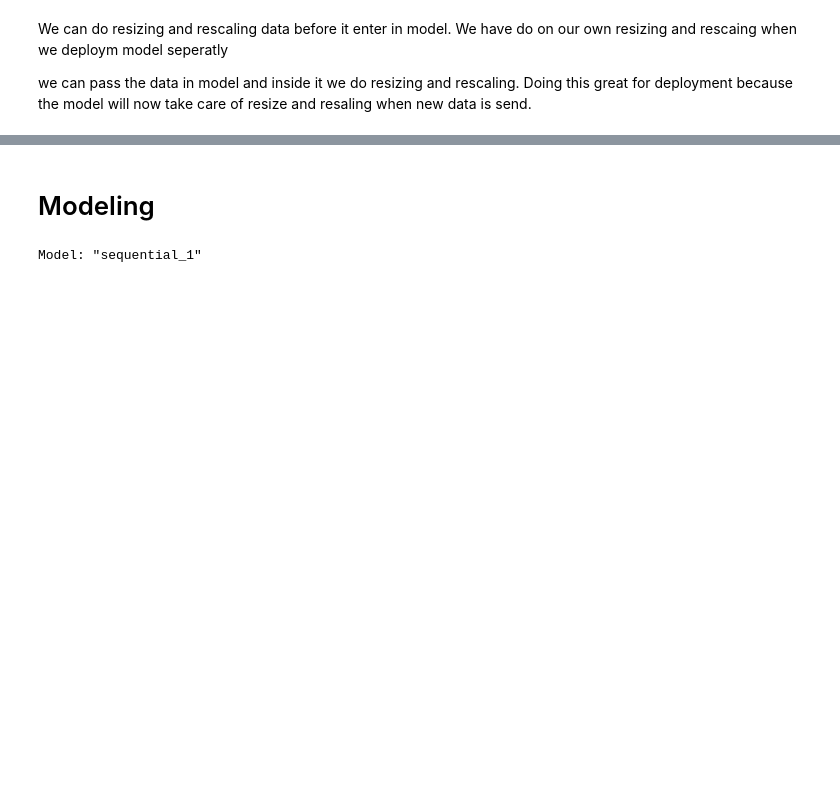
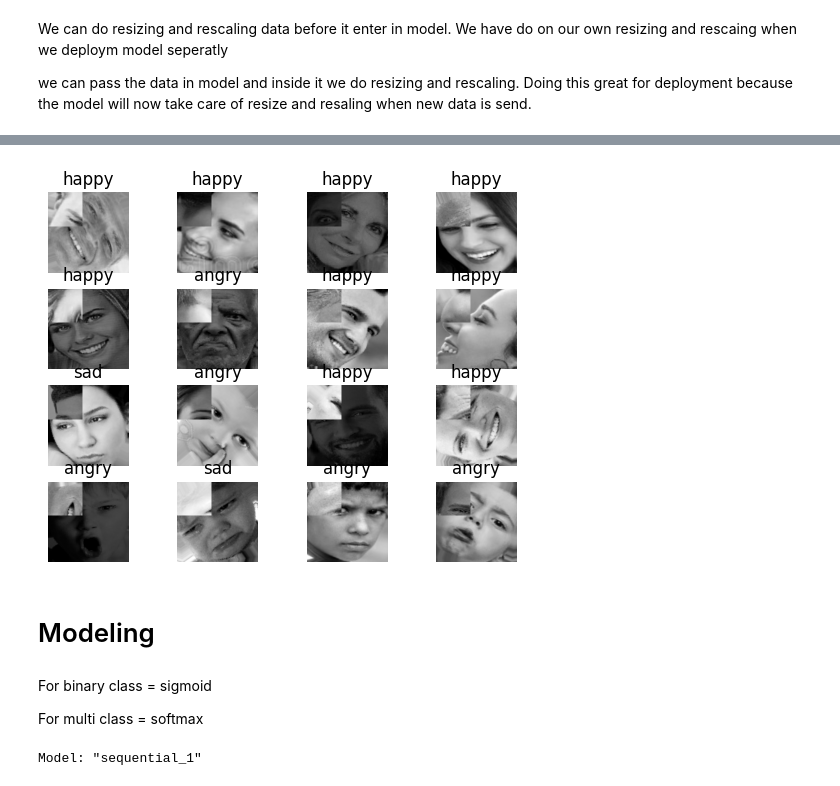
Before and after one commit to Avit-hodibu/computer-vision-with-deep-learning, a Jupyter notebook: Human_Emotions_Detection/Human_Emotions_Detection.ipynb, the cells around one changed output, grey strips where cells are left out. Cells and saved outputs as stored; diff of their text form; code cells hidden in the pictures; blank space fills up the shorter version.

```diff
--- a/Human_Emotions_Detection/Human_Emotions_Detection.ipynb
+++ b/Human_Emotions_Detection/Human_Emotions_Detection.ipynb
@@ -140,8 +238,34 @@ resize_rescale_layers = tf.keras.Sequential([
+# %%
+#applies data augmentation (augment_layer) to the training dataset.
+train_dataset_1 = train_dataset.map(augment_layer, num_parallel_calls = tf.data.AUTOTUNE)
+train_dataset_2 = train_dataset.map(augment_layer, num_parallel_calls = tf.data.AUTOTUNE)
+#Creates paired datasets, each containing two randomly selected augmented images.
+mixed_dataset = tf.data.Dataset.zip((train_dataset_1, train_dataset_2))
+# %%
+training_dataset = (
+    mixed_dataset
+    .map(cutmix, num_parallel_calls = tf.data.AUTOTUNE)
+    .prefetch(tf.data.AUTOTUNE)
+)
+# %%
+# visualization of augmentated dataset
+for images, labels in training_dataset.take(1): # take(1) 1 batch of train_dataset
+  for i in range(16):
+    ax = plt.subplot(4,4, i+1)
+    plt.imshow(images[i]/255.)
+    plt.title(CONFIGURATION["CLASS_NAMES"][tf.argmax(labels[i], axis = 0).numpy()])
+    plt.axis("off")
+# %% [output]
+[figure, added]
 # %% [markdown]
 # Modeling
 # %%
 from tensorflow.keras.layers import Conv2D, MaxPool2D, Dense, Flatten, InputLayer, BatchNormalization, Dropout
 from tensorflow.keras.regularizers  import L2
+# %% [markdown]
+For binary class = sigmoid
+
+For multi class = softmax
 # %%
 
 lenet_model = tf.keras.Sequential(
```
Also changed, not shown: parts of 89 cells of this notebook, 1 other file.
